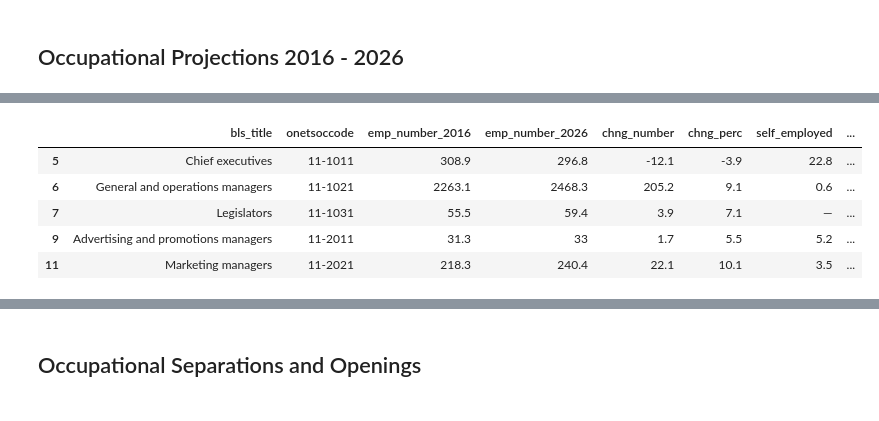
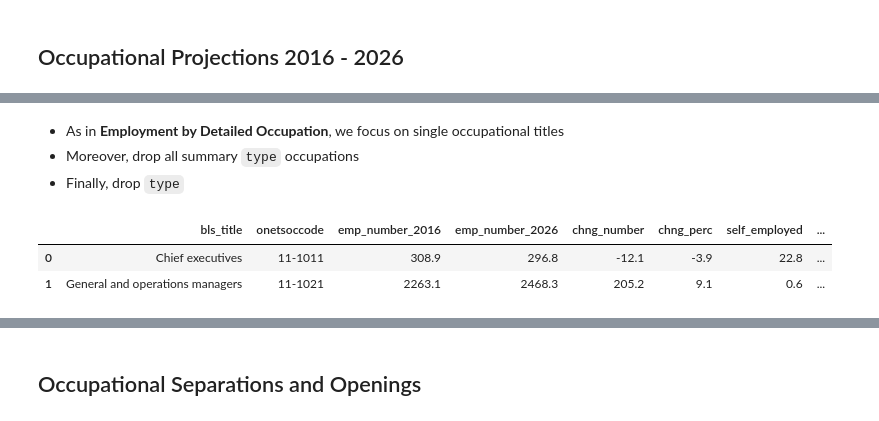
Before and after one commit to alirifat/AI-and-Labor-Market, a Jupyter notebook: python_version/bls_projection.ipynb, the cells around one changed output, grey strips where cells are left out. Cells and saved outputs as stored; diff of their text form; code cells hidden in the pictures.

Commit message:
bls_projection notebook updated

```diff
--- a/python_version/bls_projection.ipynb
+++ b/python_version/bls_projection.ipynb
@@ -83,19 +179,18 @@ df_projection.head()
 | 2 | Total, all occupations | 00-0000 | Summary | 156064 | 167582.3 | 11518.6 | 7.4 | ... |
 | 3 | Management occupations | 11-0000 | Summary | 9533.1 | 10340.4 | 807.3 | 8.5 | ... |
 | 4 | Top executives | 11-1000 | Summary | 2627.5 | 2824.5 | 197 | 7.5 | ... |
+# %% [markdown]
+* As in __Employment by Detailed Occupation__, we focus on single occupational titles
+* Moreover, drop all summary `type` occupations
+* Finally, drop `type`
 # %%
 df_projection = df_projection.iloc[3:]
-df_projection.fillna(' ', inplace=True)
-summary_idx = df_projection[df_projection.type == 'Summary'].index
-empty_code_idx = df_projection[df_projection.onetsoccode == ' '].index
-df_projection.drop(summary_idx, axis=0, inplace=True)
-df_projection.drop(empty_code_idx, axis=0, inplace=True)
-df_projection.drop('type', axis=1, inplace=True)
-df_projection.head()
+mask = df_projection[df_projection.type == 'Summary'].index
+df_projection.drop(mask, axis=0, inplace=True)
+df_projection.drop('type',  axis=1, inplace=True)
+df_projection.reset_index(drop=True, inplace=True)
+df_projection.head(2)
 # %% [output]
 |  | bls_title | onetsoccode | emp_number_2016 | emp_number_2026 | chng_number | chng_perc | self_employed | ... |
-| 5 | Chief executives | 11-1011 | 308.9 | 296.8 | -12.1 | -3.9 | 22.8 | ... |
-| 6 | General and operations managers | 11-1021 | 2263.1 | 2468.3 | 205.2 | 9.1 | 0.6 | ... |
-| 7 | Legislators | 11-1031 | 55.5 | 59.4 | 3.9 | 7.1 | — | ... |
-| 9 | Advertising and promotions managers | 11-2011 | 31.3 | 33 | 1.7 | 5.5 | 5.2 | ... |
-| 11 | Marketing managers | 11-2021 | 218.3 | 240.4 | 22.1 | 10.1 | 3.5 | ... |
+| 0 | Chief executives | 11-1011 | 308.9 | 296.8 | -12.1 | -3.9 | 22.8 | ... |
+| 1 | General and operations managers | 11-1021 | 2263.1 | 2468.3 | 205.2 | 9.1 | 0.6 | ... |
```
Also changed, not shown: parts of 67 cells of this notebook.
